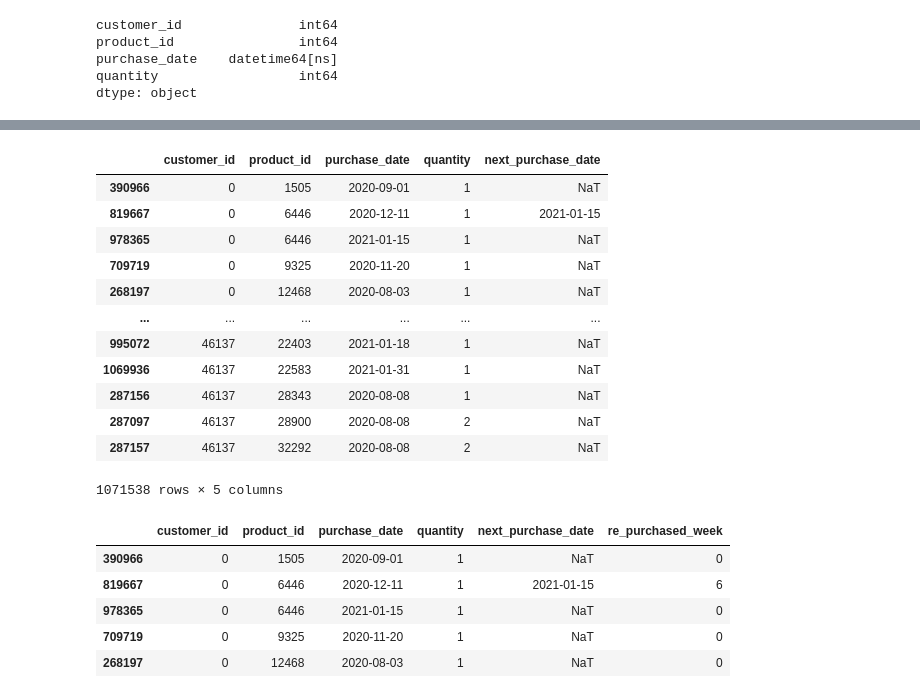
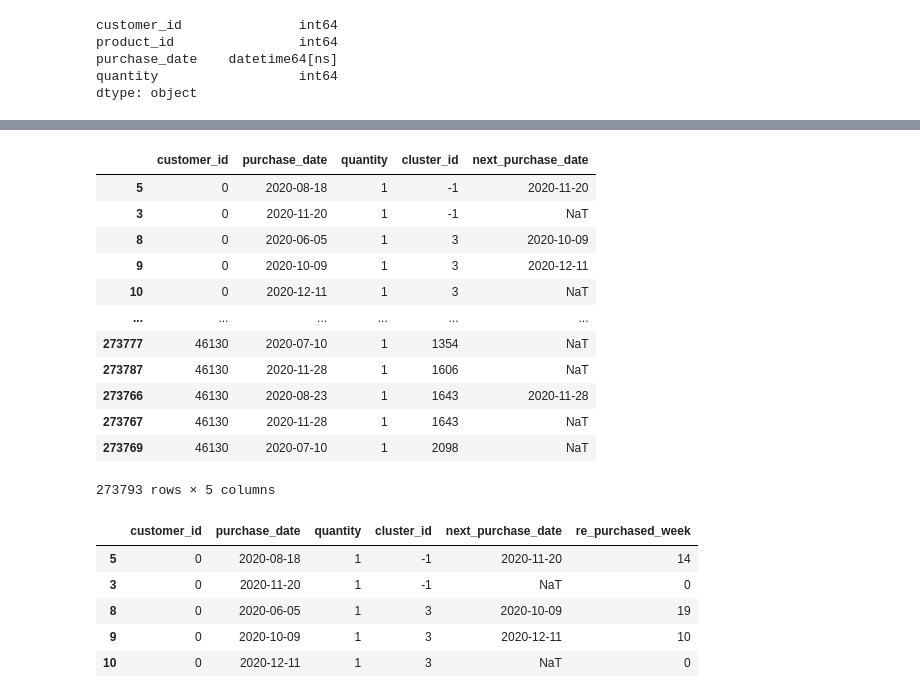
Before and after one commit to anildervis/YZV311_2425_150210307_150220344, a Jupyter notebook: data_analysis.ipynb, the cells around one changed output, grey strips where cells are left out. Drawn from its saved outputs; the diff is of its cells as text; code cells hidden in the pictures.

```diff
--- a/data_analysis.ipynb
+++ b/data_analysis.ipynb
@@ -347,0 +234,4 @@ transactions.head()
+# %%
+clustered_products = pd.read_csv("updated_product_catalog.csv")
+clustered_products.head()
+clustered_products
@@ -347,0 +252,7 @@ transactions.head()
+# %%
+merged_df = transactions.merge(clustered_products[['product_id', 'cluster']], on='product_id', how='left')
+
+# Dropping the original product_id column and renaming cluster as cluster_id
+merged_df = merged_df.rename(columns={'cluster': 'cluster_id'})
+
+merged_df
@@ -348,27 +273,33 @@ transactions.head()
+# %%
+# Sort by customer_id, product_id, and purchase_date
+merged_df = merged_df.sort_values(by=['customer_id', 'cluster_id', 'purchase_date'])
+# %%
+merged_df.drop(columns=['product_id'], inplace=True)
 # %%
-transactions['next_purchase_date'] = transactions.groupby(['customer_id', 'product_id'])['purchase_date'].shift(-1)
-display(transactions)
+merged_df['next_purchase_date'] = merged_df.groupby(['customer_id', 'cluster_id'])['purchase_date'].shift(-1)
+# merged_df['next_purchase_date'] = merged_df.groupby(['customer_id', 'product_id'])['purchase_date'].shift(-1)
+merged_df
 # %% [output]
-|  | customer_id | product_id | purchase_date | quantity | next_purchase_date |
-| 390966 | 0 | 1505 | 2020-09-01 | 1 | NaT |
-| 819667 | 0 | 6446 | 2020-12-11 | 1 | 2021-01-15 |
-| 978365 | 0 | 6446 | 2021-01-15 | 1 | NaT |
-| 709719 | 0 | 9325 | 2020-11-20 | 1 | NaT |
-| 268197 | 0 | 12468 | 2020-08-03 | 1 | NaT |
+|  | customer_id | purchase_date | quantity | cluster_id | next_purchase_date |
+| 5 | 0 | 2020-08-18 | 1 | -1 | 2020-11-20 |
+| 3 | 0 | 2020-11-20 | 1 | -1 | NaT |
+| 8 | 0 | 2020-06-05 | 1 | 3 | 2020-10-09 |
+| 9 | 0 | 2020-10-09 | 1 | 3 | 2020-12-11 |
+| 10 | 0 | 2020-12-11 | 1 | 3 | NaT |
 | ... | ... | ... | ... | ... | ... |
-| 995072 | 46137 | 22403 | 2021-01-18 | 1 | NaT |
-| 1069936 | 46137 | 22583 | 2021-01-31 | 1 | NaT |
-| 287156 | 46137 | 28343 | 2020-08-08 | 1 | NaT |
-| 287097 | 46137 | 28900 | 2020-08-08 | 2 | NaT |
-| 287157 | 46137 | 32292 | 2020-08-08 | 2 | NaT |
+| 273777 | 46130 | 2020-07-10 | 1 | 1354 | NaT |
+| 273787 | 46130 | 2020-11-28 | 1 | 1606 | NaT |
+| 273766 | 46130 | 2020-08-23 | 1 | 1643 | 2020-11-28 |
+| 273767 | 46130 | 2020-11-28 | 1 | 1643 | NaT |
+| 273769 | 46130 | 2020-07-10 | 1 | 2098 | NaT |
-1071538 rows × 5 columns
+273793 rows × 5 columns
 # %%
-transactions['re_purchased_week'] = (1+(transactions['next_purchase_date'] - transactions['purchase_date']).dt.days / 7).fillna(0).astype(int)
-transactions.head()
+merged_df['re_purchased_week'] = ((1 + (merged_df['next_purchase_date'] - merged_df['purchase_date']).dt.days / 7) / merged_df['quantity']).fillna(0).astype(int)
+merged_df.head()
 # %% [output]
-|  | customer_id | product_id | purchase_date | quantity | next_purchase_date | re_purchased_week |
-| 390966 | 0 | 1505 | 2020-09-01 | 1 | NaT | 0 |
-| 819667 | 0 | 6446 | 2020-12-11 | 1 | 2021-01-15 | 6 |
-| 978365 | 0 | 6446 | 2021-01-15 | 1 | NaT | 0 |
-| 709719 | 0 | 9325 | 2020-11-20 | 1 | NaT | 0 |
-| 268197 | 0 | 12468 | 2020-08-03 | 1 | NaT | 0 |
+|  | customer_id | purchase_date | quantity | cluster_id | next_purchase_date | re_purchased_week |
+| 5 | 0 | 2020-08-18 | 1 | -1 | 2020-11-20 | 14 |
+| 3 | 0 | 2020-11-20 | 1 | -1 | NaT | 0 |
+| 8 | 0 | 2020-06-05 | 1 | 3 | 2020-10-09 | 19 |
+| 9 | 0 | 2020-10-09 | 1 | 3 | 2020-12-11 | 10 |
+| 10 | 0 | 2020-12-11 | 1 | 3 | NaT | 0 |
```
Also changed, not shown: parts of 45 cells of this notebook.
